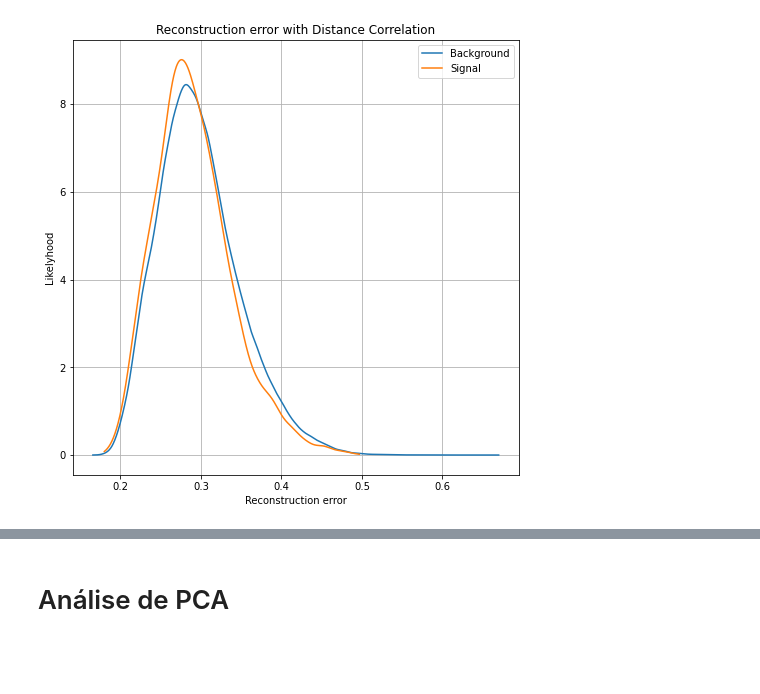
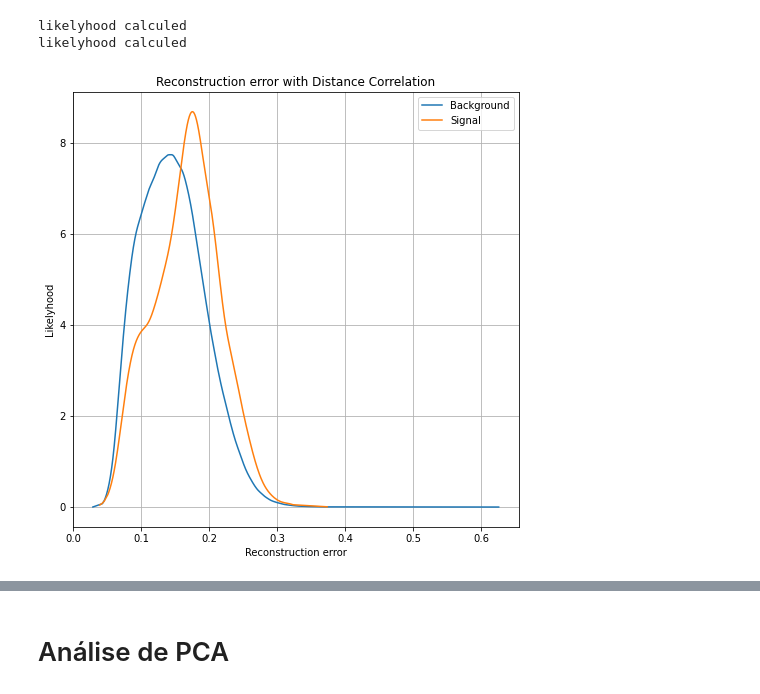
Before and after one commit to Esterci/Learning, a Jupyter notebook: Python/Anomaly_Detection/hyper_parameters_study/results_analyses.ipynb, the cells around one changed output, grey strips where cells are left out. Saved outputs shown, nothing was run; the diff lists cells and outputs as text; code cells hidden in the pictures; blank space fills up the shorter version.

```diff
--- a/Python/Anomaly_Detection/hyper_parameters_study/results_analyses.ipynb
+++ b/Python/Anomaly_Detection/hyper_parameters_study/results_analyses.ipynb
@@ -38,13 +39,6 @@ print('Number of valid models: {}'.format(len(valid_models_path)))
 results_ditc = {}
 
 n_elements = len(valid_models_path)
-
-valid_columns = [
-    "px1.1","py1.1","pz1.1","E1.1","eta1.1",
-    "phi1.1","pt1.1","px2.1","py2.1","pz2.1",
-    "E2.1","eta2.1","phi2.1","pt2.1","Delta_R.1",
-    "M12.1","MET.1","S.1","C.1","HT.1","A.1"
-]
 
 for results in valid_models_path:
 
@@ -66,11 +60,9 @@ for i,results in enumerate(valid_models_path):
 
     it = name_it.split('__')[-3]
 
-    df = pd.read_csv(results)
+    data = np.load(results,allow_pickle=True)
 
-    df = df[::][valid_columns]
-
-    results_ditc[it]['data'].append(df.values)
+    results_ditc[it]['data'].append(data[:,:-1])
 
     #Updating progress bar
 
@@ -276,0 +180,6 @@ error_class
+# %%
+error_class = pd.DataFrame({
+    'Reconstruction_error': np.array(format_dict['mse'],dtype=np.float32),
+    'True_class': np.array(concatenate['target'],dtype=np.int32)
+})
+error_class
@@ -278,39 +206,47 @@ error_class
 threshold_fixed = 0.12
 groups = error_class.groupby('True_class')
 
 fig, ax = plt.subplots(1,1)
 fig.set_size_inches(8,8)
 
 for name, group in groups:
 
-    min_error = np.min(group.Reconstruction_error)
+    mse = group.Reconstruction_error
 
-    max_error = np.max(group.Reconstruction_error)
+    kernel = stats.gaussian_kde(mse)
 
-    kernel = stats.gaussian_kde(group.Reconstruction_error)
+    mse = np.sort(mse)
 
-    error_eval = np.linspace(min_error,max_error,num=1000)
+    args = np.linspace(0,len(mse)-1,num=5000,dtype=int)
+
+    mse_eval = mse[args]
+
+    likelyhood = kernel(mse_eval)
+
+    print('likelyhood calculed')
 
     if name == 0:
         labels = "Background"
 
     else:
         labels = "Signal"
 
 
-    ax.plot(error_eval, kernel(error_eval),
+    ax.plot(mse_eval, likelyhood,
             ms=3.5, linestyle='-',
             label= labels)
 
 ax.legend()
 ax.set_title("Reconstruction error with Distance Correlation")
 ax.set_xlabel("Reconstruction error")
 ax.set_ylabel("Likelyhood")
 ax.grid()
 
 plt.show()
 # %% [output]
+likelyhood calculed
+likelyhood calculed
-[figure, old version]
+[figure, new version]
 # %%
 LABELS = ['Background','Signal']
 
```
Also changed, not shown: parts of 12 cells of this notebook, 5 other files.
